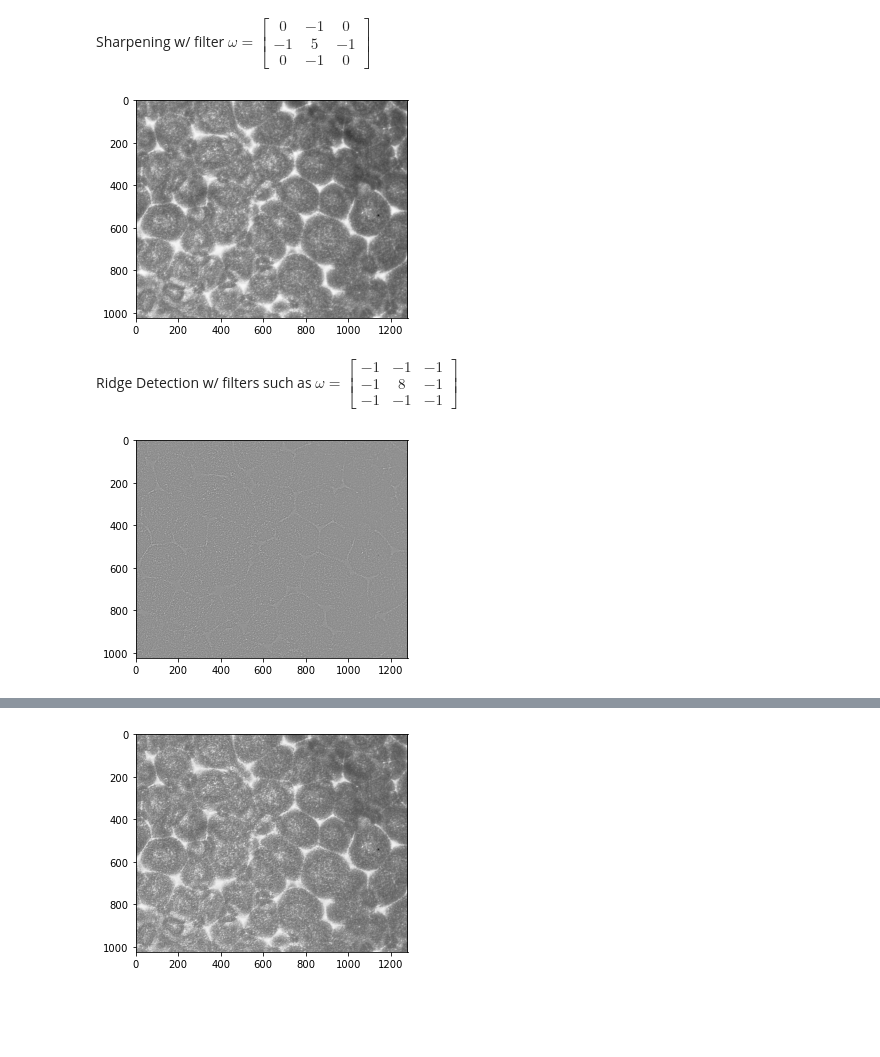
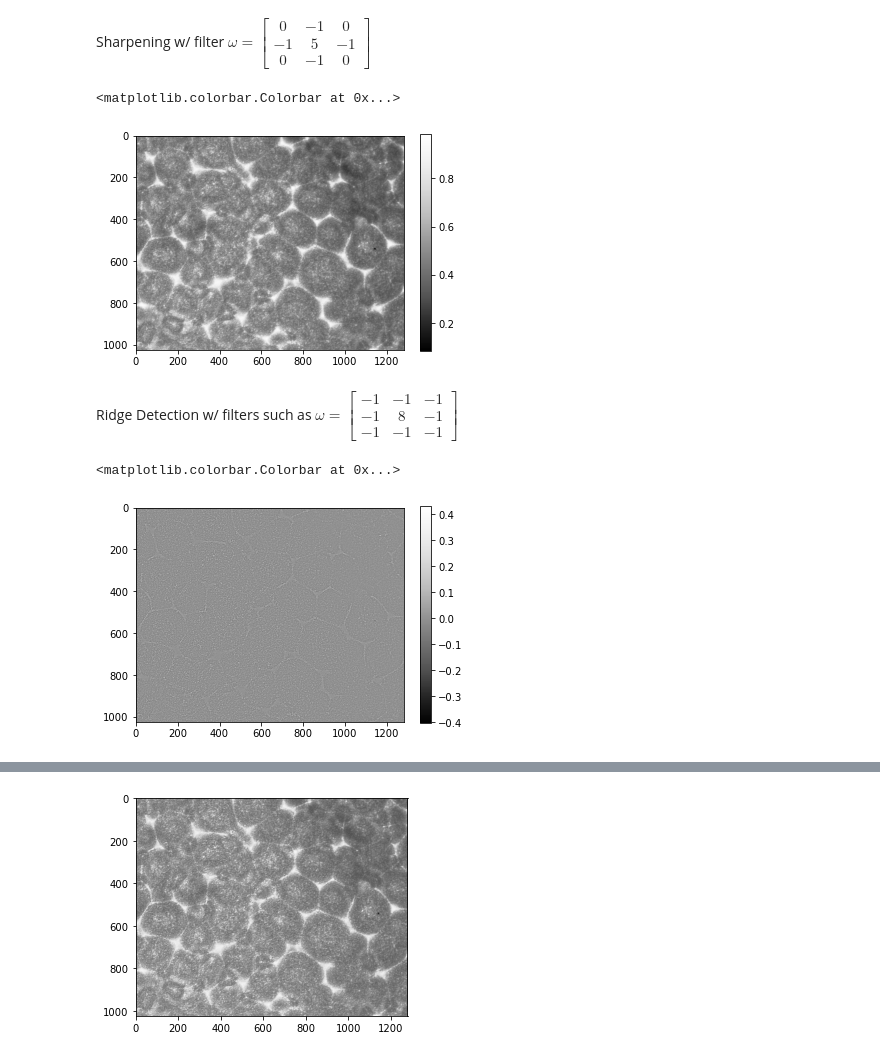
Before and after one commit to johnmays/convection-cell-research, a Jupyter notebook: image_processing/early_analysis.ipynb, the cells around one changed output, grey strips where cells are left out. Cells and saved outputs as stored; diff of their text form; code cells hidden in the pictures; blank space fills up the shorter version.

```diff
--- a/image_processing/early_analysis.ipynb
+++ b/image_processing/early_analysis.ipynb
@@ -63,12 +63,14 @@ Sharpening w/ filter $\omega = \begin{bmatrix}0&-1&0\\-1&5&-1\\0&-1&0\end{bmatri
 # %%
 sharp_kernel = np.array(
     [[0, -1,  0],
     [-1,  5, -1],
     [0, -1,  0]])
 sharp_image = cv2.filter2D(src=image, ddepth=-1, kernel=sharp_kernel)
 plt.imshow(sharp_image, cmap='Greys_r');
+plt.colorbar()
 # %% [output]
+<matplotlib.colorbar.Colorbar at 0x...>
-[figure, old version]
+[figure, new version]
 # %% [markdown]
 Ridge Detection w/ filters such as $\omega = \begin{bmatrix}-1&-1&-1\\-1&8&-1\\-1&-1&-1\end{bmatrix}$
 # %%
@@ -78,5 +80,7 @@ ridge_kernel_3 = np.array(
     [-1, -1,  -1]])
 ridge_image_3 = cv2.filter2D(src=image, ddepth=-1, kernel=ridge_kernel_3)
 plt.imshow(ridge_image_3, cmap='Greys_r');
+plt.colorbar()
 # %% [output]
+<matplotlib.colorbar.Colorbar at 0x...>
-[figure, old version]
+[figure, new version]
```
Also changed, not shown: parts of 16 cells of this notebook.
